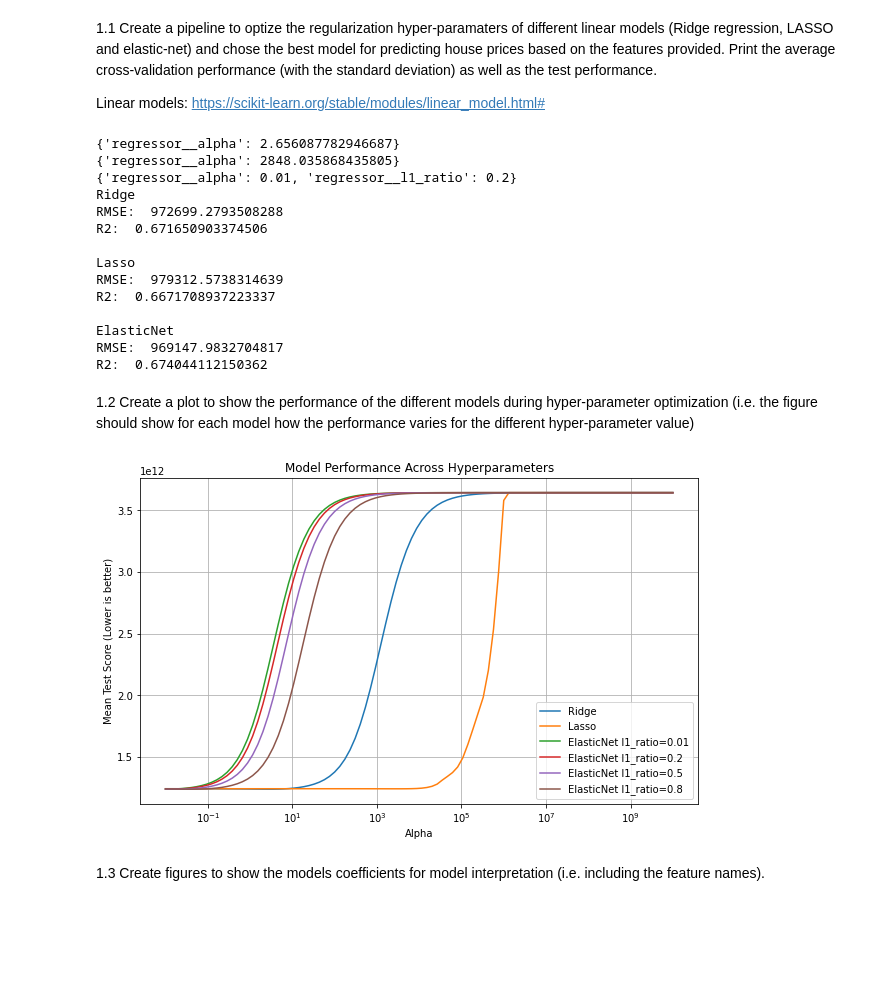
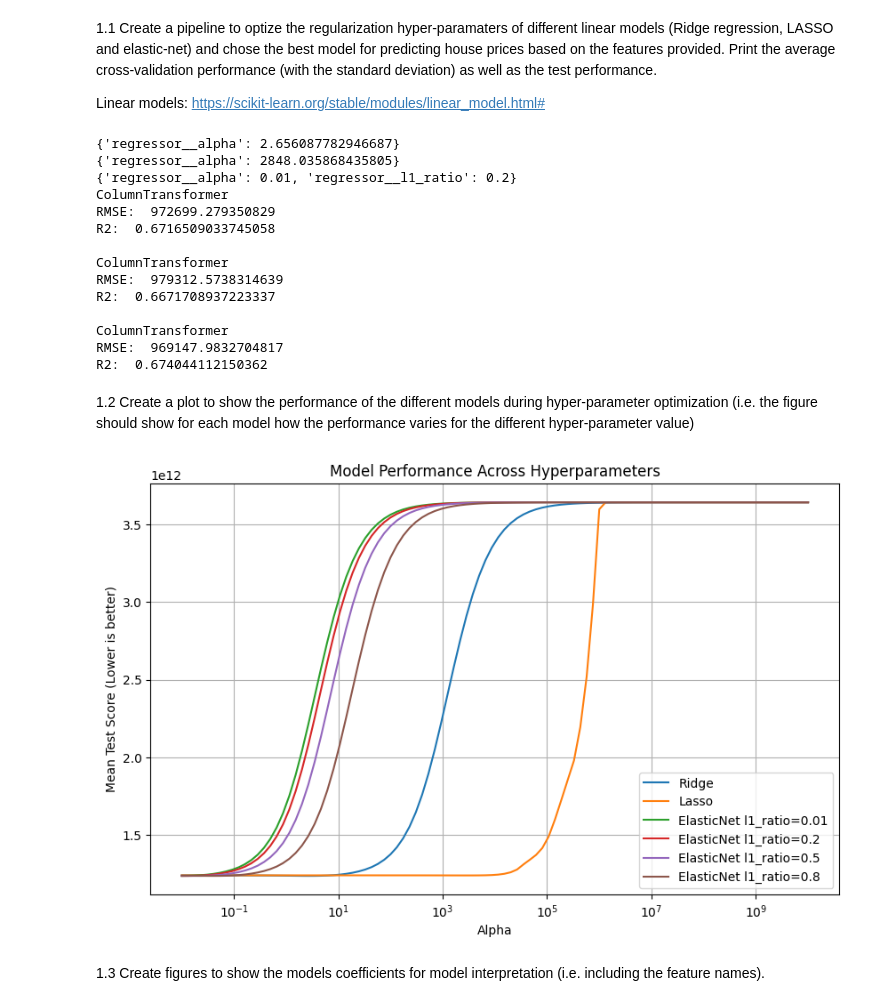
Before and after one commit to hlin863/COMP0189-practical-2024, a Jupyter notebook: week-04/Week4_problems.ipynb, the cells around one changed output. Cells and saved outputs as stored; diff of their text form; code cells hidden in the pictures; blank space fills up the shorter version.

```diff
--- a/week-04/Week4_problems.ipynb
+++ b/week-04/Week4_problems.ipynb
@@ -109,19 +109,18 @@ preprocessor = ColumnTransformer(transformers=[
 ])
 
 # apply the preprocessing pipeline to the training data
-X_train = preprocessor.fit_transform(X_train)
+# X_train = preprocessor.fit_transform(X_train)
 
-X_test = preprocessor.transform(X_test)
+# X_test = preprocessor.transform(X_test)
 
 # Define the parameter grids for each model
 ridge_params = {'regressor__alpha': np.logspace(-2, 10, 100)}
 lasso_params = {'regressor__alpha': np.logspace(-2, 10, 100)}
 elastic_params = {'regressor__alpha': np.logspace(-2, 10, 100), 'regressor__l1_ratio': [0.01, 0.2, 0.5, 0.8]}
 
-# Create a grid search for the optimal parameters for each model and determine the best model.
-ridge_grid = GridSearchCV(Pipeline(steps=[('regressor', Ridge())]), ridge_params, scoring='neg_mean_squared_error', cv=5)
-lasso_grid = GridSearchCV(Pipeline(steps=[('regressor', Lasso())]), lasso_params, scoring='neg_mean_squared_error', cv=5)
-elastic_grid = GridSearchCV(Pipeline(steps=[('regressor', ElasticNet())]), elastic_params, scoring='neg_mean_squared_error', cv=5)
+ridge_grid = GridSearchCV(Pipeline(steps=[('preprocessor', preprocessor), ('regressor', Ridge())]), ridge_params, scoring='neg_mean_squared_error', cv=5)
+lasso_grid = GridSearchCV(Pipeline(steps=[('preprocessor', preprocessor), ('regressor', Lasso())]), lasso_params, scoring='neg_mean_squared_error', cv=5)
+elastic_grid = GridSearchCV(Pipeline(steps=[('preprocessor', preprocessor), ('regressor', ElasticNet())]), elastic_params, scoring='neg_mean_squared_error', cv=5)
 
 ridge_grid.fit(X_train, y_train)
 
@@ -138,11 +137,11 @@ print(elastic_grid.best_params_)
 
 # use GridSearchCV to determine the best model from the optimal parameters
 # use GridSearchCV to determine the best model from the optimal parameters
-ridge = Pipeline(steps=[('regressor', Ridge(**{k.replace('regressor__', ''): v for k, v in ridge_grid.best_params_.items()}))])
+ridge = Pipeline(steps=[('preprocessor', preprocessor), ('regressor', Ridge(**{k.replace('regressor__', ''): v for k, v in ridge_grid.best_params_.items()}))])
 
-lasso = Pipeline(steps=[('regressor', Lasso(**{k.replace('regressor__', ''): v for k, v in lasso_grid.best_params_.items()}))])
+lasso = Pipeline(steps=[('preprocessor', preprocessor), ('regressor', Lasso(**{k.replace('regressor__', ''): v for k, v in lasso_grid.best_params_.items()}))])
 
-elastic = Pipeline(steps=[('regressor', ElasticNet(**{k.replace('regressor__', ''): v for k, v in elastic_grid.best_params_.items()}))])
+elastic = Pipeline(steps=[('preprocessor', preprocessor), ('regressor', ElasticNet(**{k.replace('regressor__', ''): v for k, v in elastic_grid.best_params_.items()}))])
 
 # create a pipeline for Gridsearch across ridge, lasso, and elastic net models
 models = [ridge, lasso, elastic]
@@ -162,15 +161,15 @@ model_scores(models, X_train, y_train, X_test, y_test)
 {'regressor__alpha': 2.656087782946687}
 {'regressor__alpha': 2848.035868435805}
 {'regressor__alpha': 0.01, 'regressor__l1_ratio': 0.2}
-Ridge
-RMSE:  972699.2793508288
-R2:  0.671650903374506
+ColumnTransformer
+RMSE:  972699.279350829
+R2:  0.6716509033745058
 
-Lasso
+ColumnTransformer
 RMSE:  979312.5738314639
 R2:  0.6671708937223337
 
-ElasticNet
+ColumnTransformer
 RMSE:  969147.9832704817
 R2:  0.674044112150362
 # %% [markdown]
@@ -200,37 +199,37 @@ def plot_model_performance(grid_search, model_name, ax):
         for l1_ratio in unique_l1_ratios:
             # Filter scores for each l1_ratio
             indices = l1_ratios == l1_ratio
             ax.semilogx(alphas[indices], scores[indices], label=f'ElasticNet l1_ratio={l1_ratio}', linestyle='-')
 
 # Create a single figure and axis
 fig, ax = plt.subplots(figsize=(10, 6))
 
-grid_search_ridge = GridSearchCV(Pipeline(steps=[('regressor', Ridge())]), ridge_params, scoring='neg_mean_squared_error', cv=5)
-grid_search_lasso = GridSearchCV(Pipeline(steps=[('regressor', Lasso())]), lasso_params, scoring='neg_mean_squared_error', cv=5)
-grid_search_elastic = GridSearchCV(Pipeline(steps=[('regressor', ElasticNet())]), elastic_params, scoring='neg_mean_squared_error', cv=5)
+grid_search_ridge = GridSearchCV(Pipeline(steps=[('preprocessor', preprocessor), ('regressor', Ridge())]), ridge_params, scoring='neg_mean_squared_error', cv=5)
+grid_search_lasso = GridSearchCV(Pipeline(steps=[('preprocessor', preprocessor), ('regressor', Lasso())]), lasso_params, scoring='neg_mean_squared_error', cv=5)
+grid_search_elastic = GridSearchCV(Pipeline(steps=[('preprocessor', preprocessor), ('regressor', ElasticNet())]), elastic_params, scoring='neg_mean_squared_error', cv=5)
 
 grid_search_ridge.fit(X_train, y_train)
 
 grid_search_lasso.fit(X_train, y_train)
 
 grid_search_elastic.fit(X_train, y_train)
 
 # Plot the performance of each model on the same axis
 plot_model_performance(grid_search_ridge, 'Ridge', ax)
 plot_model_performance(grid_search_lasso, 'Lasso', ax)
 plot_model_performance(grid_search_elastic, 'ElasticNet', ax)
 
 # Set labels, title, legend, and grid for the plot
 ax.set_xlabel('Alpha')
 ax.set_ylabel('Mean Test Score (Lower is better)')
 ax.set_title('Model Performance Across Hyperparameters')
 ax.legend()
 ax.grid(True)
 
 # Show the plot
 plt.show()
 # %% [output]
-[figure, old version]
+[figure, new version]
 # %% [markdown]
 1.3 Create figures to show the models coefficients for model interpretation (i.e. including the feature names).
 # %%
```
Also changed, not shown: parts of 3 cells of this notebook, 1 other file.
